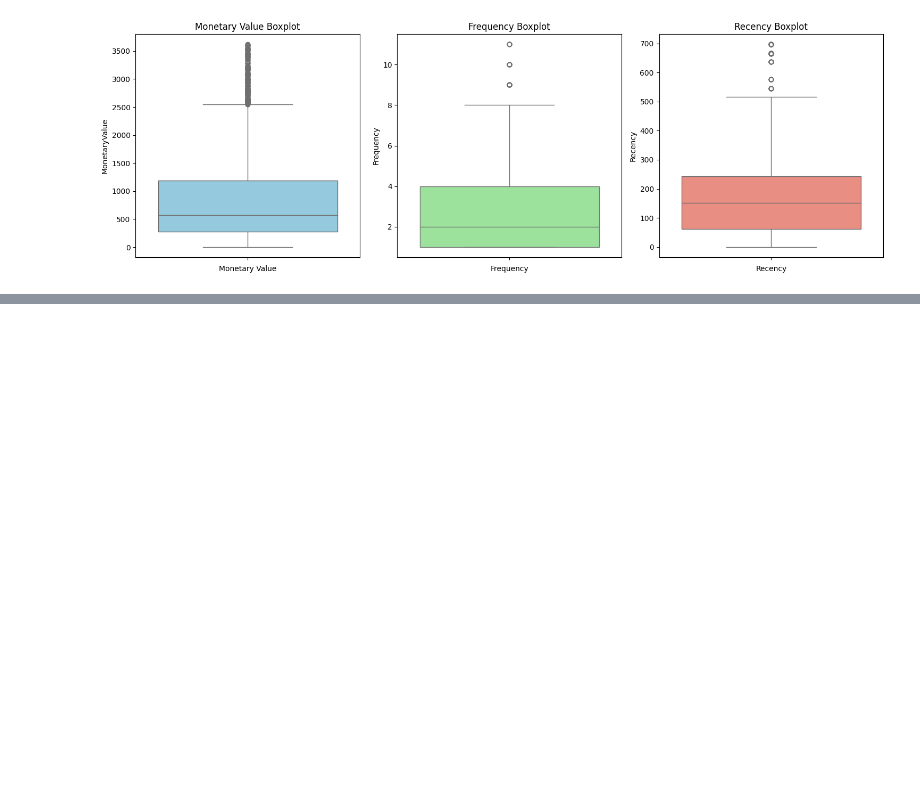
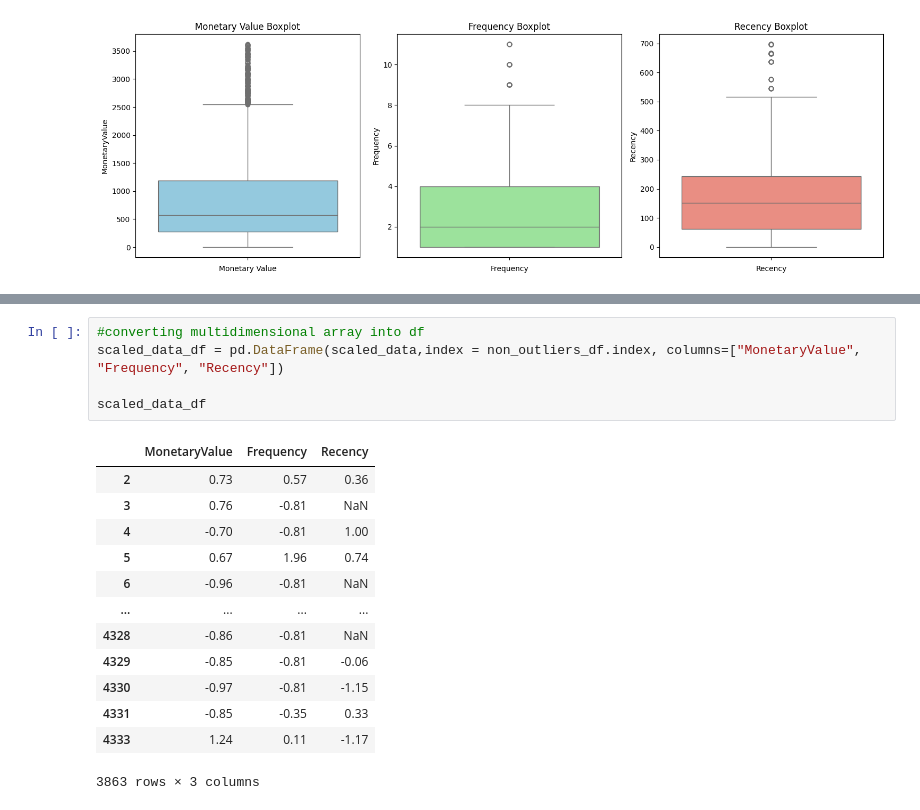
Before and after one commit to dhruvthumar/Project_CS4403-retail-mining, a Jupyter notebook: online-retail-data-clustering.ipynb, the cells around one changed output, grey strips where cells are left out. Drawn from its saved outputs; the diff is of its cells as text; blank space fills up the shorter version.

```diff
--- a/online-retail-data-clustering.ipynb
+++ b/online-retail-data-clustering.ipynb
@@ -580,0 +594,19 @@ Text(0.5, 0.92, '3d Scatter plot of Customer Data')
+# %%
+#converting multidimensional array into df
+scaled_data_df = pd.DataFrame(scaled_data,index = non_outliers_df.index, columns=["MonetaryValue", "Frequency", "Recency"])
+
+scaled_data_df
+# %% [output]
+|  | MonetaryValue | Frequency | Recency |
+| 2 | 0.73 | 0.57 | 0.36 |
+| 3 | 0.76 | -0.81 | NaN |
+| 4 | -0.70 | -0.81 | 1.00 |
+| 5 | 0.67 | 1.96 | 0.74 |
+| 6 | -0.96 | -0.81 | NaN |
+| ... | ... | ... | ... |
+| 4328 | -0.86 | -0.81 | NaN |
+| 4329 | -0.85 | -0.81 | -0.06 |
+| 4330 | -0.97 | -0.81 | -1.15 |
+| 4331 | -0.85 | -0.35 | 0.33 |
+| 4333 | 1.24 | 0.11 | -1.17 |
+3863 rows × 3 columns
```
Also changed, not shown: parts of 3 cells of this notebook.
